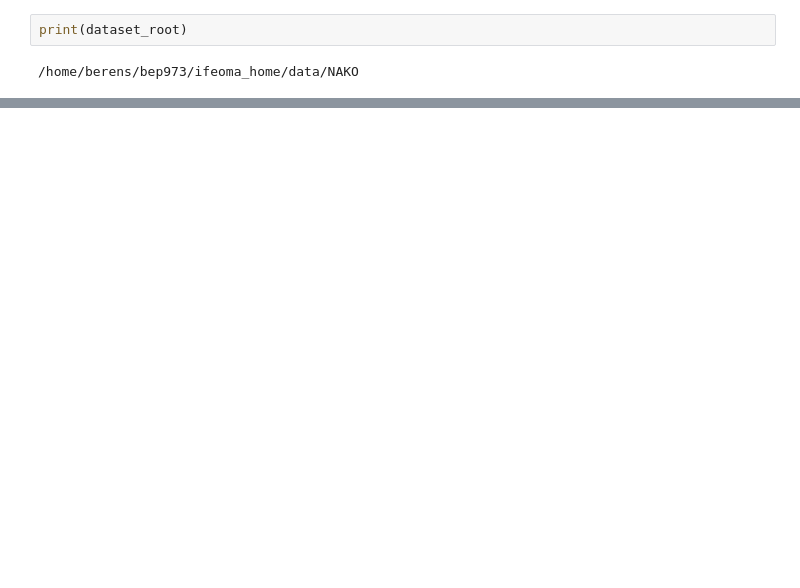
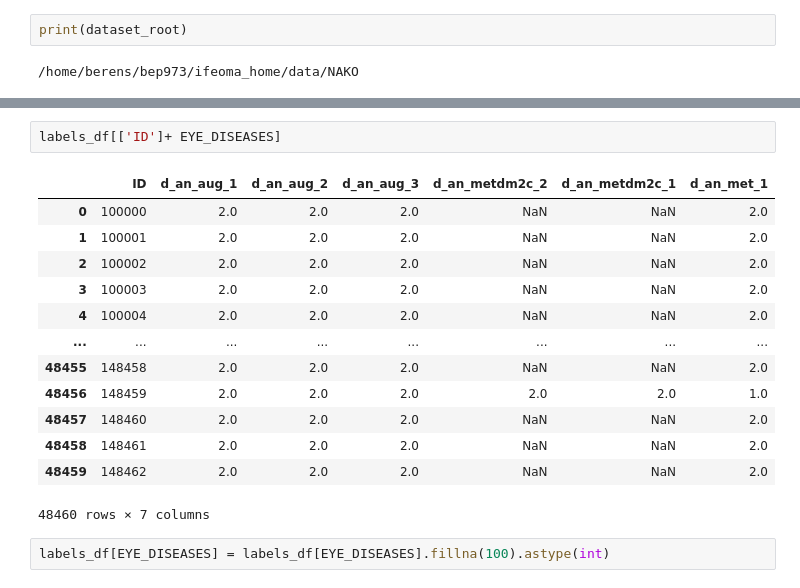
Before and after one commit to berenslab/leverage-data, a Jupyter notebook: linear_probe.ipynb, the cells around one changed output, grey strips where cells are left out. Saved outputs shown, nothing was run; the diff lists cells and outputs as text; blank space fills up the shorter version.

```diff
--- a/linear_probe.ipynb
+++ b/linear_probe.ipynb
@@ -98,0 +216,18 @@ FileNotFoundError: [Errno 2] No such file or directory: '/home/berens/bep973/ife
+# %%
+labels_df[['ID']+ EYE_DISEASES]
+# %% [output]
+|  | ID | d_an_aug_1 | d_an_aug_2 | d_an_aug_3 | d_an_metdm2c_2 | d_an_metdm2c_1 | d_an_met_1 |
+| 0 | 100000 | 2.0 | 2.0 | 2.0 | NaN | NaN | 2.0 |
+| 1 | 100001 | 2.0 | 2.0 | 2.0 | NaN | NaN | 2.0 |
+| 2 | 100002 | 2.0 | 2.0 | 2.0 | NaN | NaN | 2.0 |
+| 3 | 100003 | 2.0 | 2.0 | 2.0 | NaN | NaN | 2.0 |
+| 4 | 100004 | 2.0 | 2.0 | 2.0 | NaN | NaN | 2.0 |
+| ... | ... | ... | ... | ... | ... | ... | ... |
+| 48455 | 148458 | 2.0 | 2.0 | 2.0 | NaN | NaN | 2.0 |
+| 48456 | 148459 | 2.0 | 2.0 | 2.0 | 2.0 | 2.0 | 1.0 |
+| 48457 | 148460 | 2.0 | 2.0 | 2.0 | NaN | NaN | 2.0 |
+| 48458 | 148461 | 2.0 | 2.0 | 2.0 | NaN | NaN | 2.0 |
+| 48459 | 148462 | 2.0 | 2.0 | 2.0 | NaN | NaN | 2.0 |
+48460 rows × 7 columns
+# %%
+labels_df[EYE_DISEASES] = labels_df[EYE_DISEASES].fillna(100).astype(int)
```
Also changed, not shown: parts of 51 cells of this notebook, 1 other file.
